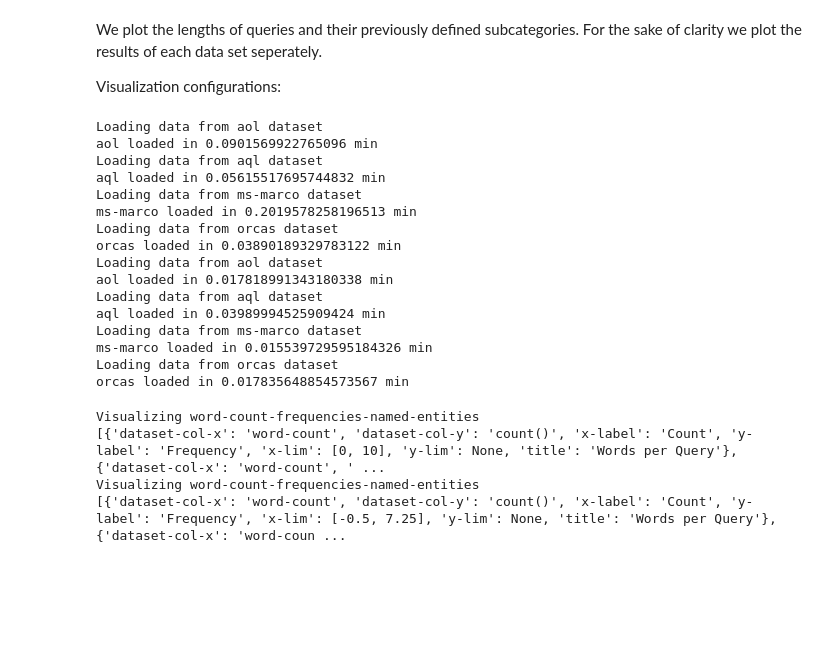
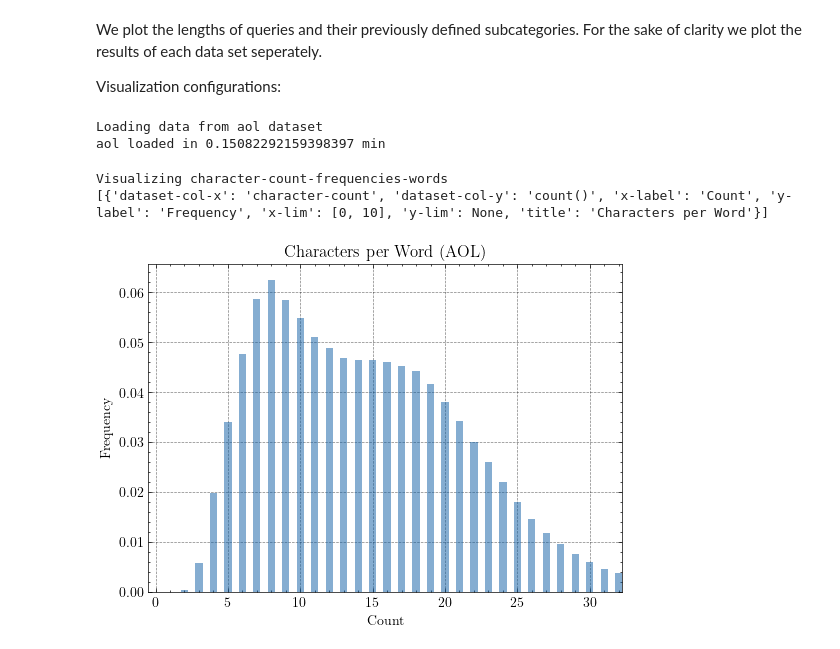
Before and after one commit to bnsch98/verifying-query-logs-from-unknown-sources, a Jupyter notebook: src/thesis_schneg/vis_descriptive_statistics.ipynb, the cells around one changed output. Drawn from its saved outputs; the diff is of its cells as text; code cells hidden in the pictures; blank space fills up the shorter version.

Commit message:
repo: plots added, code: analysis modified -> inspect aol word length anomaly

```diff
--- a/src/thesis_schneg/vis_descriptive_statistics.ipynb
+++ b/src/thesis_schneg/vis_descriptive_statistics.ipynb
@@ -297,6 +297,7 @@ analyses.append('character-count-frequencies-words') #-{struc}
 analyses.append('entity-count-frequencies-queries') #-{struc}
 # %%
 from thesis_schneg.vis_modules import _get_results_paths, load_results
+from pathlib import Path
 import time
 color = None
 label = None
@@ -308,6 +309,10 @@ for analysis_name in analyses:
         # crawl files from all datasets and load into dictionary
         paths = {f"{name}": _get_results_paths(name, analysis_name) for name in [
             "aol", "aql", "ms-marco", "orcas"]}
+        if analysis_name == 'character-count-frequencies-words':
+            base_path = Path("/mnt/ceph/storage/data-in-progress/data-teaching/theses/thesis-schneg/analysis_data/analysis/aol-words-character-count-frequencies-special")
+            paths["aol"] = [path for path in base_path.iterdir(
+        )]
         # iterate over datasets and create visualization
         for name, result_paths in paths.items():
             start_time = time.time()
@@ -324,27 +329,13 @@ for analysis_name in analyses:
         result_paths = _get_results_paths(dataset, analysis_name)
         start_time = time.time()
         print(f"Loading data from {dataset} dataset")
-        result_data = {dataset: load_results(result_paths, use_arrow=True)}
+        result_data = {dataset: load_results(result_paths)}
         end_time = time.time()
         print(f"{dataset} loaded in {(end_time - start_time)/60} min")
         analysis_data.append(result_data)
 # %% [output]
 Loading data from aol dataset
-aol loaded in 0.0901569922765096 min
-Loading data from aql dataset
-aql loaded in 0.05615517695744832 min
-Loading data from ms-marco dataset
-ms-marco loaded in 0.2019578258196513 min
-Loading data from orcas dataset
-orcas loaded in 0.03890189329783122 min
-Loading data from aol dataset
-aol loaded in 0.017818991343180338 min
-Loading data from aql dataset
-aql loaded in 0.03989994525909424 min
-Loading data from ms-marco dataset
-ms-marco loaded in 0.015539729595184326 min
-Loading data from orcas dataset
-orcas loaded in 0.017835648854573567 min
+aol loaded in 0.15082292159398397 min
 # %%
 analyses_params = []
 vis_params = {"dataset-col-x": "character-count", "dataset-col-y": "count()", "x-label": "Count",
@@ -421,9 +412,10 @@ width = textwidth * scale
 height = width * aspect_ratio
 
 bar_width = 0.5
-
-fig, ax = plt.subplots(ncols=len(analyses), nrows=4, figsize=(width, 2*height))
-
+if dataset is None:
+    fig, ax = plt.subplots(ncols=len(analyses), nrows=4, figsize=(width, 2*height))
+else:
+    fig, ax = plt.subplots(ncols=1, nrows=1, figsize=(width, height))
 for i in range(len(analyses)):
     result_data = analysis_data[i]
     vis_params = analyses_params[i]
@@ -468,46 +460,59 @@ for i in range(len(analyses)):
     # create visualization for a specific data set:
     else:
         multi = False
+        # get xlim
+        xlims = []
+        for name, vis_data in result_data.items():
+            xlims.append(get_xlim(vis_data, vis_params, threshold=0.054, bar_width=bar_width)[1]) #0.054
+        vis_params["x-lim"] = [0-bar_width, max(xlims)]
+
+        if normalize_data:
+            vis_data[vis_params["dataset-col-y"]] = vis_data[vis_params["dataset-col-y"]] / \
+                    vis_data[vis_params["dataset-col-y"]].sum()
+
+        vis_data = vis_data.sort_values(vis_params["dataset-col-x"], ascending=True)
 
         # modify title
         vis_params["title"] = f'{vis_params["title"]} ({dataset.upper()})'
 
         # set size of plot
         textwidth = 5.5129
         aspect_ratio = 6/8
         scale = 1.0
         width = textwidth * scale
         height = width * aspect_ratio
 
-        # create subplot for dataset
-        fig, ax = plt.subplots(ncols=1, nrows=1, figsize=(width, height))
+        # # create subplot for dataset
+        # fig, ax = plt.subplots(ncols=1, nrows=1, figsize=(width, height))
 
         # apply specific visualization function
-        fig, ax = log_plot(data=result_data[dataset], subplots=(fig, ax),
-                            vis_params=vis_params, multi=multi)
+        fig, ax = bar_plot(data=vis_data, subplots=(fig, ax),
+                                                vis_params=vis_params, multi=multi,  bar_width=bar_width)
 
-        # make layout tight
-        plt.tight_layout()
+        # # make layout tight
+        # plt.tight_layout()
 
-        # either save visualization or show it
-        if save_vis:
-            fig.savefig(vis_dir.joinpath(f"{dataset}.pgf"))
-        else:
-            plt.show()
+        # # either save visualization or show it
+        # if save_vis:
+        #     fig.savefig(vis_dir.joinpath(f"{dataset}.pgf"))
+        # else:
+        #     plt.show()
 
 if dataset is None:
     fig.supxlabel(analyses_params[0]["x-label"])
     fig.supylabel(analyses_params[0]["y-label"])
 # make layout tight
 plt.tight_layout()
 
 # either save visualization or show it
 if save_vis:
-    fig.savefig(vis_dir.joinpath("all.pgf"))
+    if dataset is not None:
+        fig.savefig(vis_dir.joinpath(f"{dataset}.pgf"))
+    else:
+        fig.savefig(vis_dir.joinpath("all.pgf"))
 else:
     plt.show()
 # %% [output]
-Visualizing word-count-frequencies-named-entities
-[{'dataset-col-x': 'word-count', 'dataset-col-y': 'count()', 'x-label': 'Count', 'y-label': 'Frequency', 'x-lim': [0, 10], 'y-lim': None, 'title': 'Words per Query'}, {'dataset-col-x': 'word-count', ' ...
-Visualizing word-count-frequencies-named-entities
-[{'dataset-col-x': 'word-count', 'dataset-col-y': 'count()', 'x-label': 'Count', 'y-label': 'Frequency', 'x-lim': [-0.5, 7.25], 'y-lim': None, 'title': 'Words per Query'}, {'dataset-col-x': 'word-coun ...
+Visualizing character-count-frequencies-words
+[{'dataset-col-x': 'character-count', 'dataset-col-y': 'count()', 'x-label': 'Count', 'y-label': 'Frequency', 'x-lim': [0, 10], 'y-lim': None, 'title': 'Characters per Word'}]
+[figure, added]
```
Also changed, not shown: parts of 1 cell of this notebook, 6 other files.
